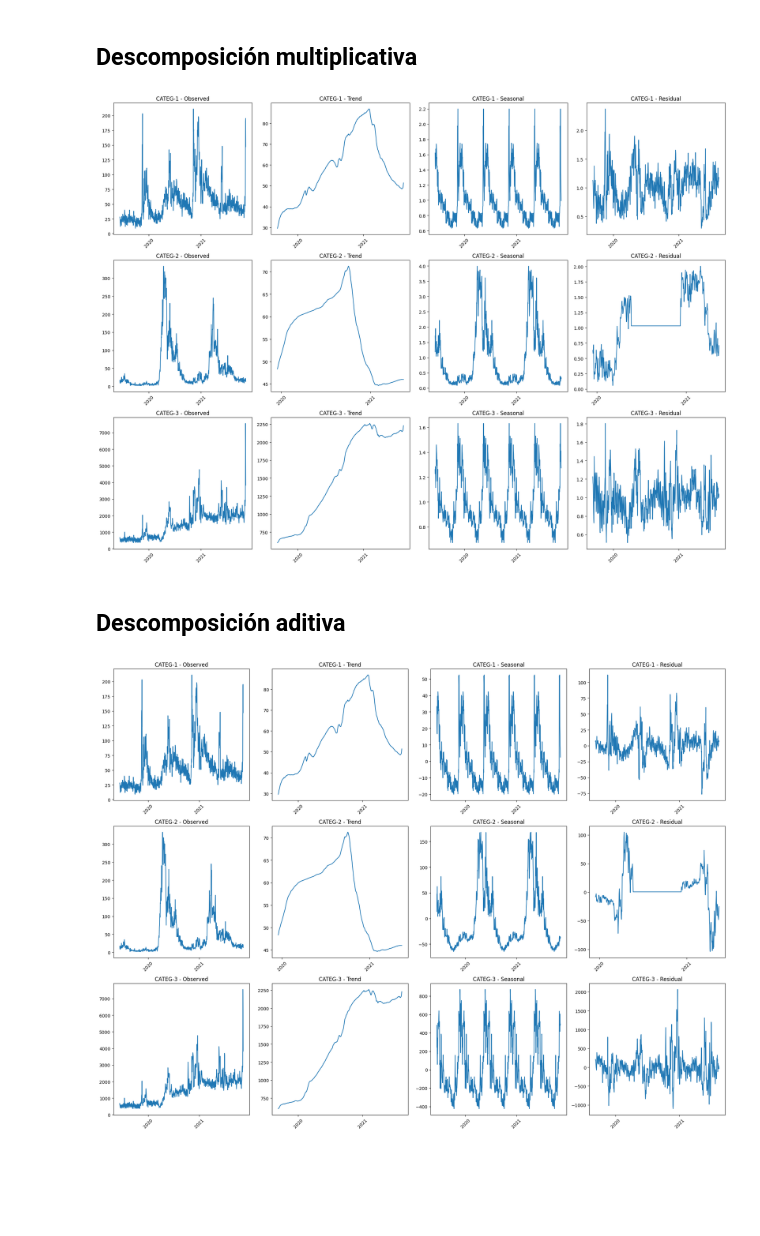
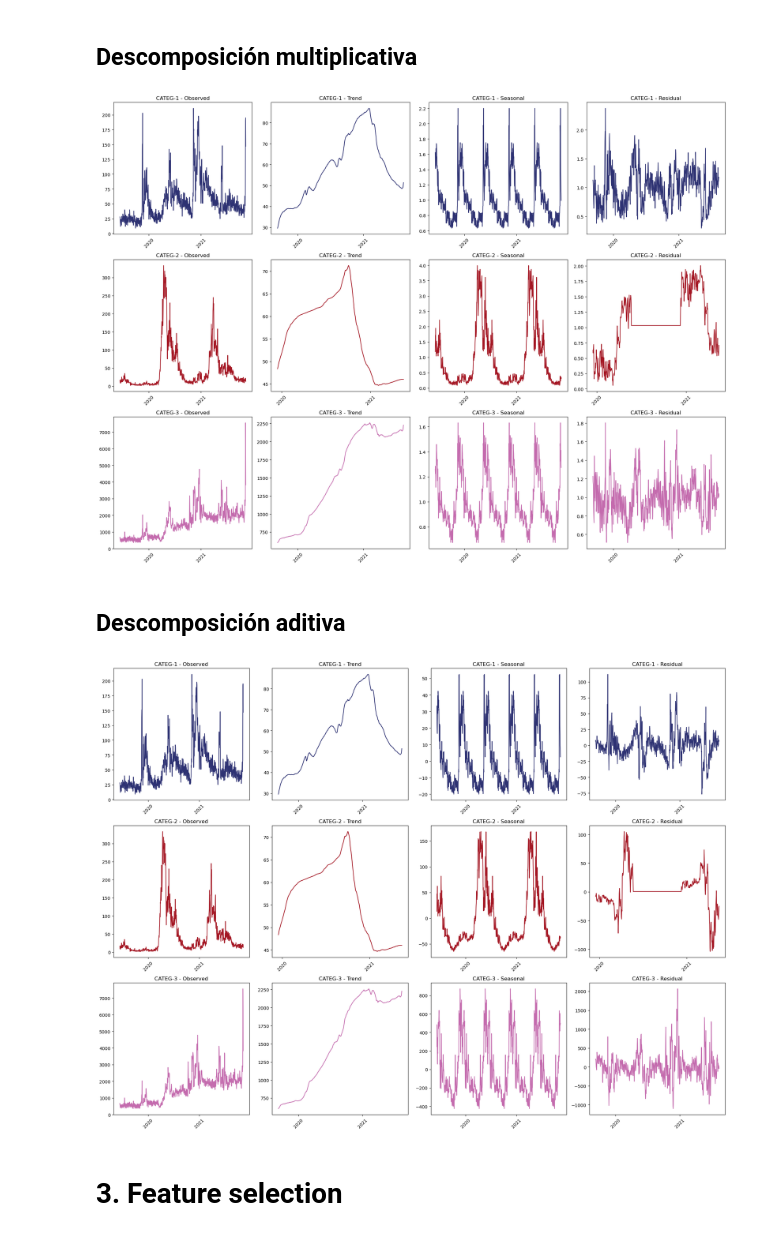
Before and after one commit to juanpablosalas/prueba-meli, a Jupyter notebook: scripts/3. Series de tiempo.ipynb, the cells around one changed output. Saved outputs shown, nothing was run; the diff lists cells and outputs as text; code cells hidden in the pictures; blank space fills up the shorter version.

```diff
--- a/scripts/3. Series de tiempo.ipynb
+++ b/scripts/3. Series de tiempo.ipynb
@@ -1,9 +1,12 @@
 # %%
 import pandas as pd
+import numpy as np
 import matplotlib.pyplot as plt
+import seaborn as sns
 import matplotlib.dates as mdates
 from matplotlib.dates import DateFormatter
 from statsmodels.tsa.seasonal import seasonal_decompose
+colors = ['#2e3273','#A41623','#C46BAE']
 # %% [markdown]
 # 1. Visualización y análisis
 # %%
@@ -11,4 +14,5 @@ serie_datos = pd.read_csv('../data/series.csv')
 serie_datos.DATE = pd.to_datetime(serie_datos.DATE)
 serie_datos = serie_datos[serie_datos.DATE>pd.to_datetime('2019-06-01')]
 serie_datos.sort_values(by='DATE',inplace=True)
+serie_datos = serie_datos.set_index('DATE')
 # %%
@@ -59,29 +45,29 @@ Test set shape: (538, 3) (20.03%)
 # %%
 fig, axs = plt.subplots(3, 4, figsize=(20, 15))
 categories = ['CATEG-1', 'CATEG-2', 'CATEG-3']
 decomposition_titles = ['Observed', 'Trend', 'Seasonal', 'Residual']
 periods = [180,360,180]
 
 for i, category in enumerate(categories):
     data = serie_datos[serie_datos.CATEGORY == category].UNITS_SOLD + 1
     multiplicative_decomposition = seasonal_decompose(data, model='multiplicative', period=periods[i])
 
     components = [data, multiplicative_decomposition.trend,
                   multiplicative_decomposition.seasonal,
                   multiplicative_decomposition.resid]
 
     for j, (component, title) in enumerate(zip(components, decomposition_titles)):
         ax = axs[i, j]
-        ax.plot(serie_datos[serie_datos.CATEGORY == category].DATE, component)
+        ax.plot(serie_datos[serie_datos.CATEGORY == category].reset_index().DATE, component,c=colors[i])
         ax.set_title(f'{category} - {title}')
         ax.xaxis.set_major_locator(mdates.YearLocator())
         ax.xaxis.set_major_formatter(mdates.DateFormatter('%Y'))
         ax.tick_params(axis='x', rotation=45)
 
 plt.tight_layout()
 plt.show()
 # %% [output]
-[figure, old version]
+[figure, new version]
 # %% [markdown]
 ## Descomposición aditiva
 # %%
@@ -100,7 +86,7 @@ for i, category in enumerate(categories):
 
     for j, (component, title) in enumerate(zip(components, decomposition_titles)):
         ax = axs[i, j]
-        ax.plot(serie_datos[serie_datos.CATEGORY == category].DATE, component)
+        ax.plot(serie_datos[serie_datos.CATEGORY == category].reset_index().DATE, component,c=colors[i])
         ax.set_title(f'{category} - {title}')
         ax.xaxis.set_major_locator(mdates.YearLocator())
         ax.xaxis.set_major_formatter(mdates.DateFormatter('%Y'))
@@ -109,4 +95,6 @@ for i, category in enumerate(categories):
 plt.tight_layout()
 plt.show()
 # %% [output]
-[figure, old version]
+[figure, new version]
+# %% [markdown]
+# 3. Feature selection
```
Also changed, not shown: parts of 14 cells of this notebook.
